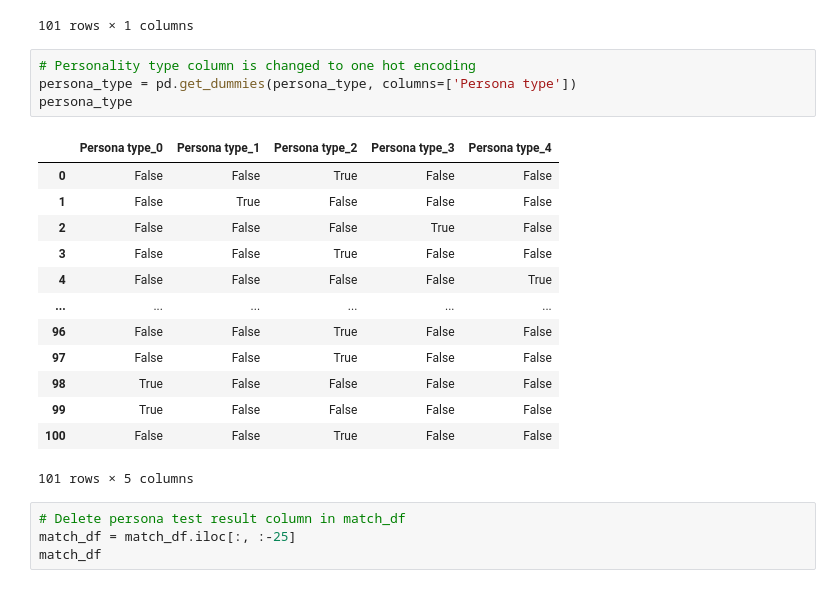
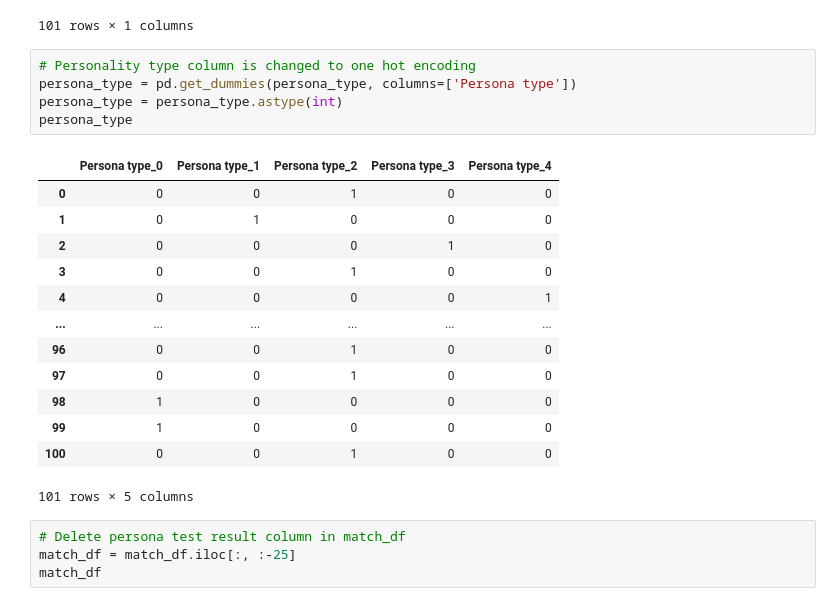
Before and after one commit to mas-tour/mastour-machine-learning, a Jupyter notebook: matchmaking-feature/Matching_Feature.ipynb, the cells around one changed output. Cells and saved outputs as stored; diff of their text form.

```diff
--- a/matchmaking-feature/Matching_Feature.ipynb
+++ b/matchmaking-feature/Matching_Feature.ipynb
@@ -300,20 +274,21 @@ persona_type
 # %%
 # Personality type column is changed to one hot encoding
 persona_type = pd.get_dummies(persona_type, columns=['Persona type'])
+persona_type = persona_type.astype(int)
 persona_type
 # %% [output]
 |  | Persona type_0 | Persona type_1 | Persona type_2 | Persona type_3 | Persona type_4 |
-| 0 | False | False | True | False | False |
-| 1 | False | True | False | False | False |
-| 2 | False | False | False | True | False |
-| 3 | False | False | True | False | False |
-| 4 | False | False | False | False | True |
+| 0 | 0 | 0 | 1 | 0 | 0 |
+| 1 | 0 | 1 | 0 | 0 | 0 |
+| 2 | 0 | 0 | 0 | 1 | 0 |
+| 3 | 0 | 0 | 1 | 0 | 0 |
+| 4 | 0 | 0 | 0 | 0 | 1 |
 | ... | ... | ... | ... | ... | ... |
-| 96 | False | False | True | False | False |
-| 97 | False | False | True | False | False |
-| 98 | True | False | False | False | False |
-| 99 | True | False | False | False | False |
-| 100 | False | False | True | False | False |
+| 96 | 0 | 0 | 1 | 0 | 0 |
+| 97 | 0 | 0 | 1 | 0 | 0 |
+| 98 | 1 | 0 | 0 | 0 | 0 |
+| 99 | 1 | 0 | 0 | 0 | 0 |
+| 100 | 0 | 0 | 1 | 0 | 0 |
 101 rows × 5 columns
 # %%
 # Delete persona test result column in match_df
```
Also changed, not shown: parts of 52 cells of this notebook, 1 other file.
